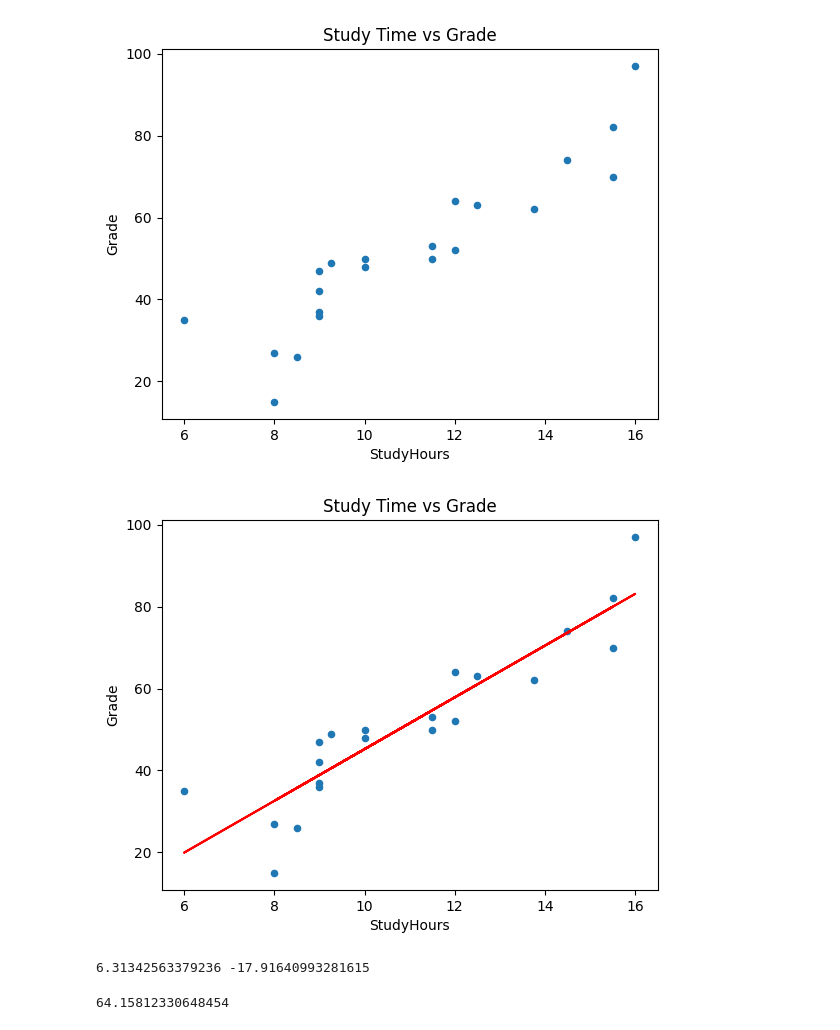
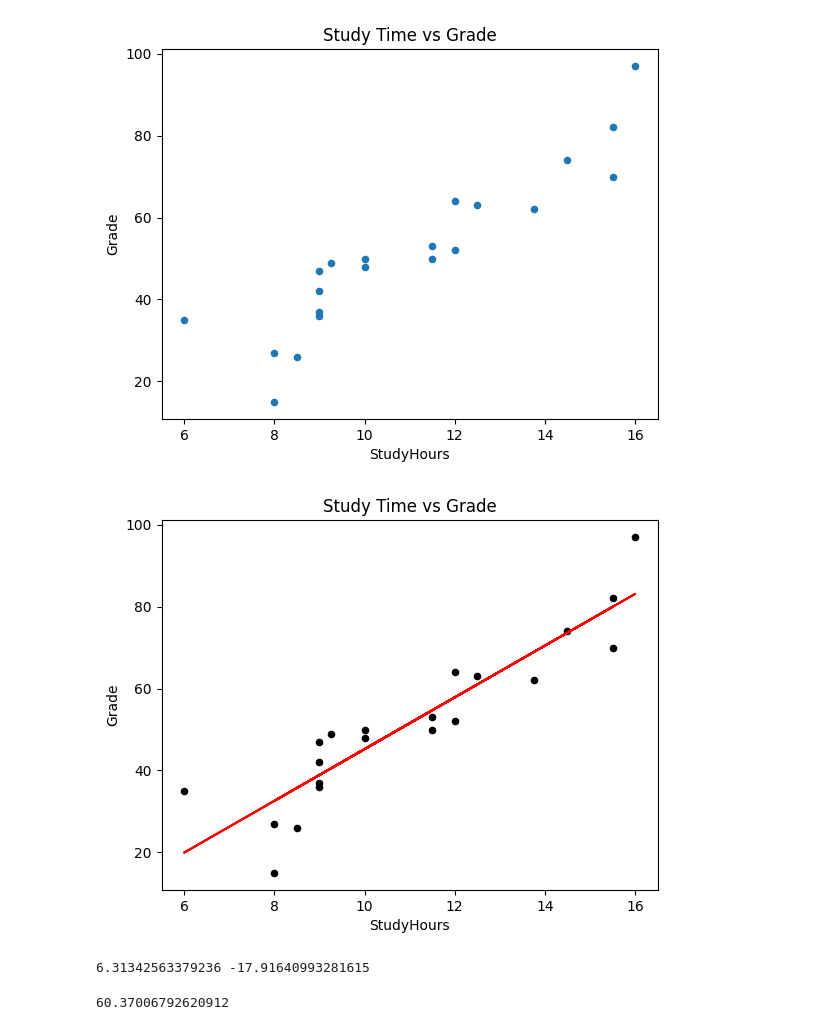
Before and after one commit to JuaoSea/Python-data, a Jupyter notebook: realworld.ipynb, the cells around one changed output. Cells and saved outputs as stored; diff of their text form; code cells hidden in the pictures.

```diff
--- a/realworld.ipynb
+++ b/realworld.ipynb
@@ -239,24 +239,24 @@ df_sample.plot.scatter(title='Study Time vs Grade', x='StudyHours', y='Grade')
 # %%
 # Gráfico de dispersão com linha de tendência
 from scipy import stats
 
 df_regression = df_sample[['Grade','StudyHours']].copy()
 
 m, b, r, p, se = stats.linregress(df_regression['StudyHours'], df_regression['Grade'])
 
 df_regression['fx'] = (m*df_regression['StudyHours']) + b
 
 df_regression['error'] = df_regression['fx'] - df_regression['Grade']
 
-df_regression.plot.scatter(title='Study Time vs Grade', x='StudyHours', y='Grade')
+df_regression.plot.scatter(title='Study Time vs Grade', x='StudyHours', y='Grade', color='black')
 
 plt.plot(df_regression['StudyHours'], df_regression['fx'], color='red')
 
 plt.show()
 
 print(m, b)
 # %% [output]
-[figure, old version]
+[figure, new version]
 6.31342563379236 -17.91640993281615
 # %%
 # Faz uma previsão da sua nota baseado na quantidade de horas que você estudou
@@ -265,8 +265,11 @@ def predict(x):
     b = -17.91640993281615
     return m*x+b
 
-prediction = predict(13)
+prediction = predict(12.4)
 
-prediction
+if prediction <= 0:
+    print(0)
+else:
+    print(prediction)
 # %% [output]
-64.15812330648454
+60.37006792620912
```
Also changed, not shown: parts of 3 cells of this notebook.
